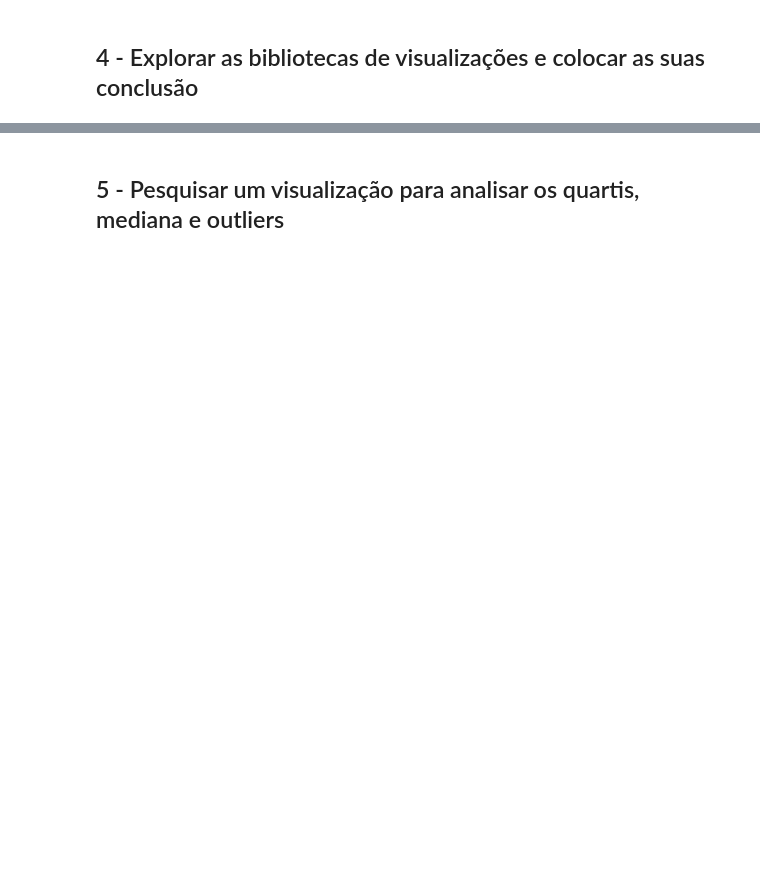
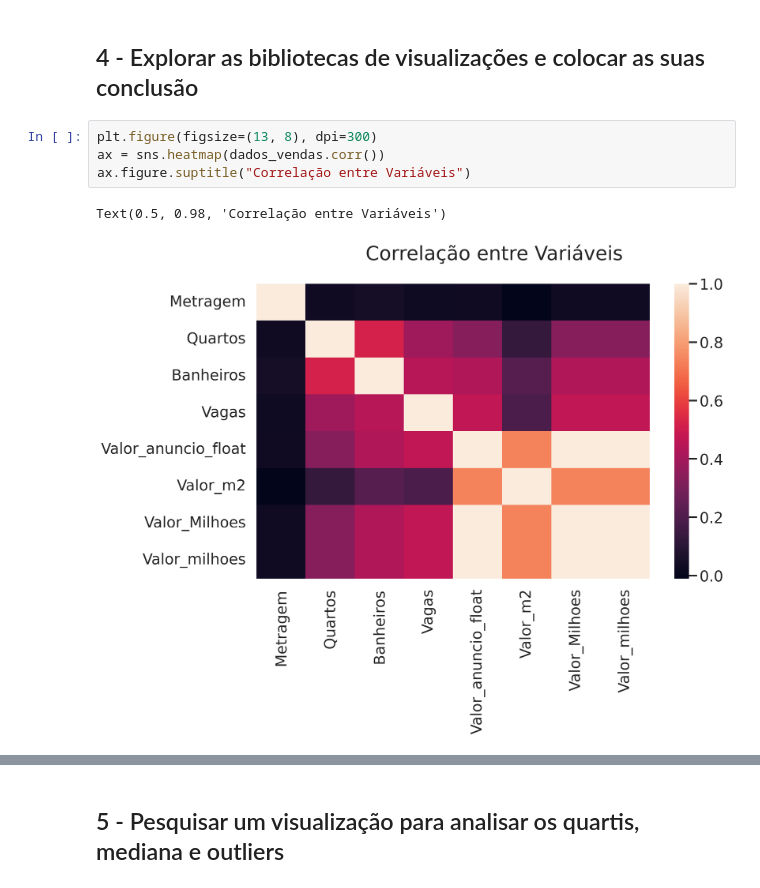
Before and after one commit to wertonr/Estudos, a Jupyter notebook: Alura_Imersao_dados_4.ipynb, the cells around one changed output, grey strips where cells are left out. Cells and saved outputs as stored; diff of their text form; blank space fills up the shorter version.

```diff
--- a/Alura_Imersao_dados_4.ipynb
+++ b/Alura_Imersao_dados_4.ipynb
@@ -558,2 +613,9 @@ plt.show()
 # %% [markdown]
 ## 4 - Explorar as bibliotecas de visualizações e colocar as suas conclusão
+# %%
+plt.figure(figsize=(13, 8), dpi=300)
+ax = sns.heatmap(dados_vendas.corr())
+ax.figure.suptitle("Correlação entre Variáveis")
+# %% [output]
+Text(0.5, 0.98, 'Correlação entre Variáveis')
+[figure, added]
```
Also changed, not shown: parts of 8 cells of this notebook.
